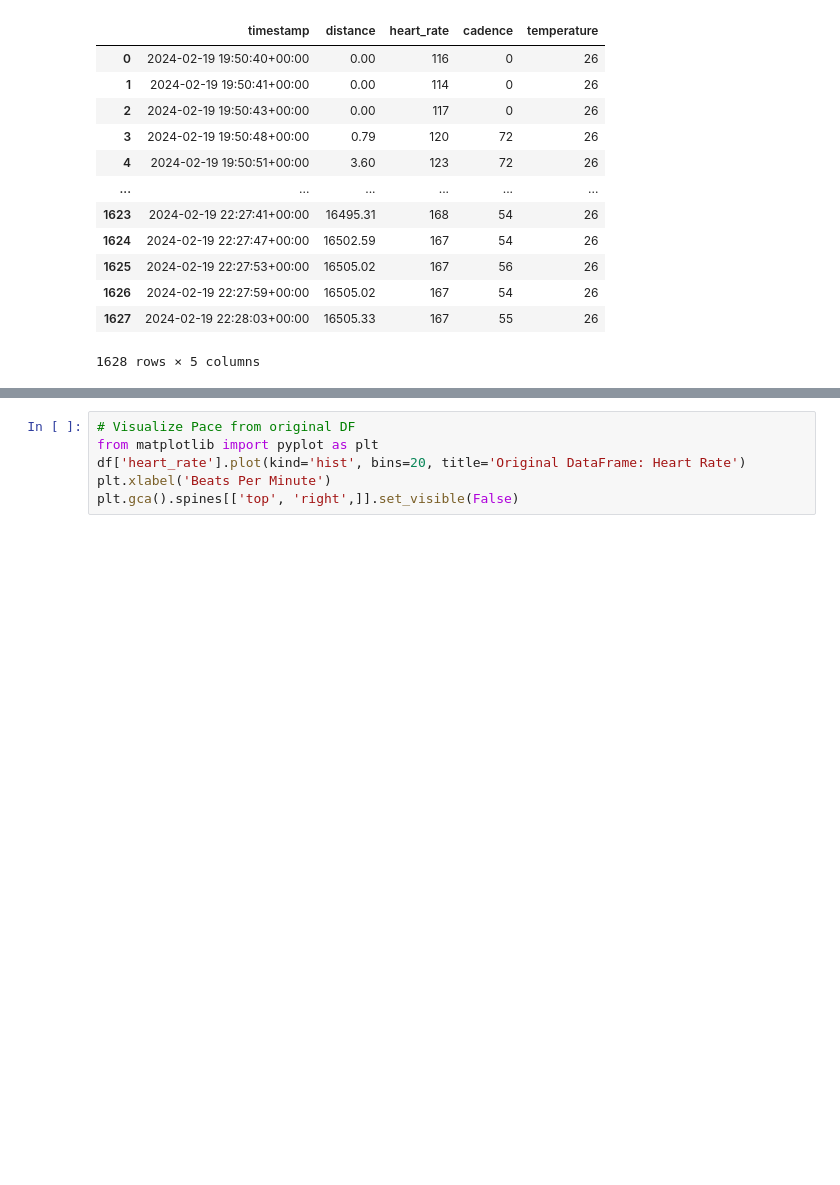
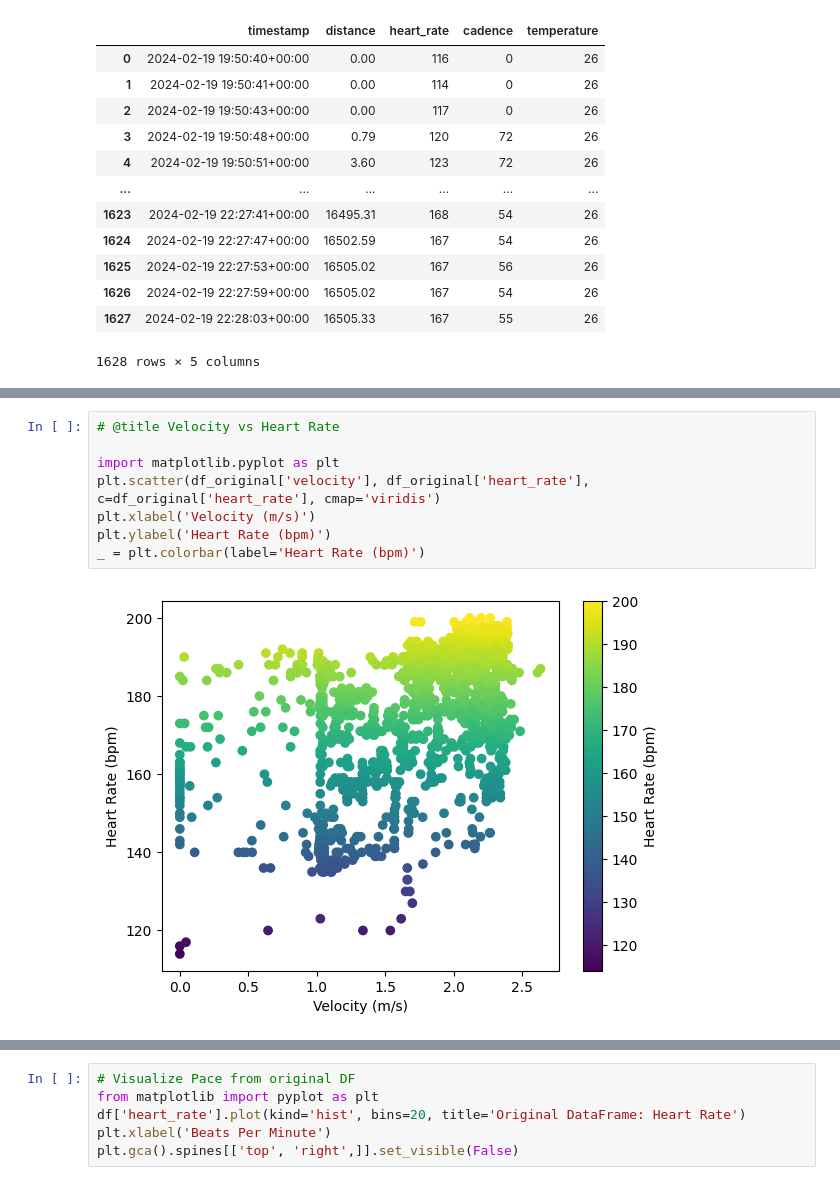
Before and after one commit to braveenth/garmin-running-llm, a Jupyter notebook: Garmin_Running_LLM_Analysis.ipynb, the cells around one changed output, grey strips where cells are left out. Cells and saved outputs as stored; diff of their text form; blank space fills up the shorter version.

```diff
--- a/Garmin_Running_LLM_Analysis.ipynb
+++ b/Garmin_Running_LLM_Analysis.ipynb
@@ -141,0 +184,10 @@ df_original = df2.drop(['timestamp', 'seconds'], axis=1)
+# %%
+# @title Velocity vs Heart Rate
+
+import matplotlib.pyplot as plt
+plt.scatter(df_original['velocity'], df_original['heart_rate'], c=df_original['heart_rate'], cmap='viridis')
+plt.xlabel('Velocity (m/s)')
+plt.ylabel('Heart Rate (bpm)')
+_ = plt.colorbar(label='Heart Rate (bpm)')
+# %% [output]
+[figure, added]
```
Also changed, not shown: parts of 13 cells of this notebook.
